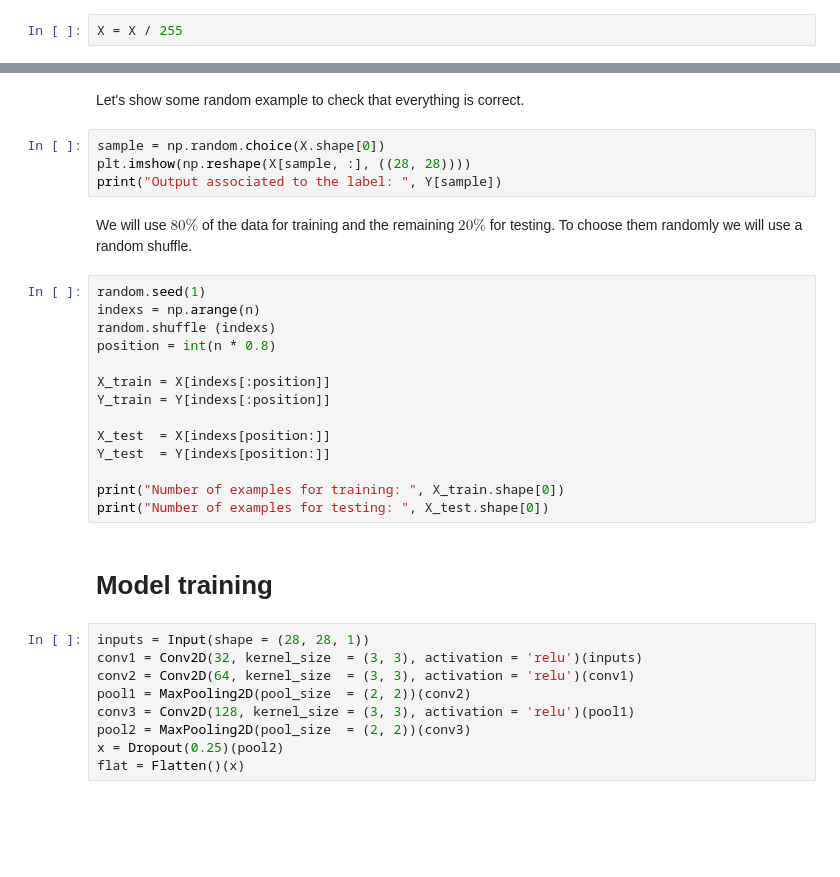
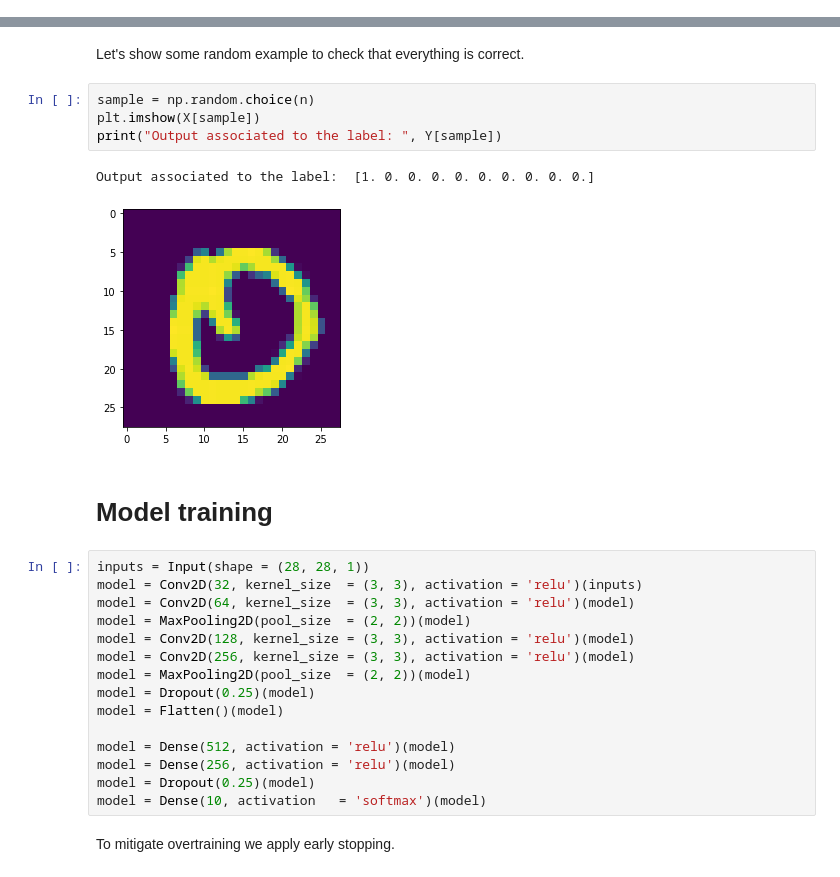
Before and after one commit to Ruddy9501/Digit-Recognizer, a Jupyter notebook: Digit Recognizer/digit_recognizer.ipynb, the cells around one changed output, grey strips where cells are left out. Drawn from its saved outputs; the diff is of its cells as text; blank space fills up the shorter version.

```diff
--- a/Digit Recognizer/digit_recognizer.ipynb
+++ b/Digit Recognizer/digit_recognizer.ipynb
@@ -53,5 +82,3 @@ In order to train the model it is necessary to normalize the test data.
-# %%
-X = X / 255
 # %% [markdown]
 # **Division of data into train and test**
 
@@ -61,33 +88,28 @@ Y = to_categorical(Y)
 # %% [markdown]
 Let's show some random example to check that everything is correct.
 # %%
-sample = np.random.choice(X.shape[0])
-plt.imshow(np.reshape(X[sample, :], ((28, 28))))
+sample = np.random.choice(n)
+plt.imshow(X[sample])
 print("Output associated to the label: ", Y[sample])
+# %% [output]
+Output associated to the label:  [1. 0. 0. 0. 0. 0. 0. 0. 0. 0.]
+[figure, added]
-# %% [markdown]
-We will use $80\%$ of the data for training and the remaining $20\%$ for testing. To choose them randomly we will use a random shuffle.
-# %%
-random.seed(1)
-indexs = np.arange(n)
-random.shuffle (indexs)
-position = int(n * 0.8)
-
-X_train = X[indexs[:position]]
-Y_train = Y[indexs[:position]]
-
-X_test  = X[indexs[position:]]
-Y_test  = Y[indexs[position:]]
-
-print("Number of examples for training: ", X_train.shape[0])
-print("Number of examples for testing: ", X_test.shape[0])
 # %% [markdown]
 # **Model training**
 # %%
 inputs = Input(shape = (28, 28, 1))
-conv1 = Conv2D(32, kernel_size  = (3, 3), activation = 'relu')(inputs)
-conv2 = Conv2D(64, kernel_size  = (3, 3), activation = 'relu')(conv1)
-pool1 = MaxPooling2D(pool_size  = (2, 2))(conv2)
-conv3 = Conv2D(128, kernel_size = (3, 3), activation = 'relu')(pool1)
-pool2 = MaxPooling2D(pool_size  = (2, 2))(conv3)
-x = Dropout(0.25)(pool2)
-flat = Flatten()(x)
+model = Conv2D(32, kernel_size  = (3, 3), activation = 'relu')(inputs)
+model = Conv2D(64, kernel_size  = (3, 3), activation = 'relu')(model)
+model = MaxPooling2D(pool_size  = (2, 2))(model)
+model = Conv2D(128, kernel_size = (3, 3), activation = 'relu')(model)
+model = Conv2D(256, kernel_size = (3, 3), activation = 'relu')(model)
+model = MaxPooling2D(pool_size  = (2, 2))(model)
+model = Dropout(0.25)(model)
+model = Flatten()(model)
+
+model = Dense(512, activation = 'relu')(model)
+model = Dense(256, activation = 'relu')(model)
+model = Dropout(0.25)(model)
+model = Dense(10, activation   = 'softmax')(model)
+# %% [markdown]
+To mitigate overtraining we apply early stopping.
```
Also changed, not shown: parts of 16 cells of this notebook.
